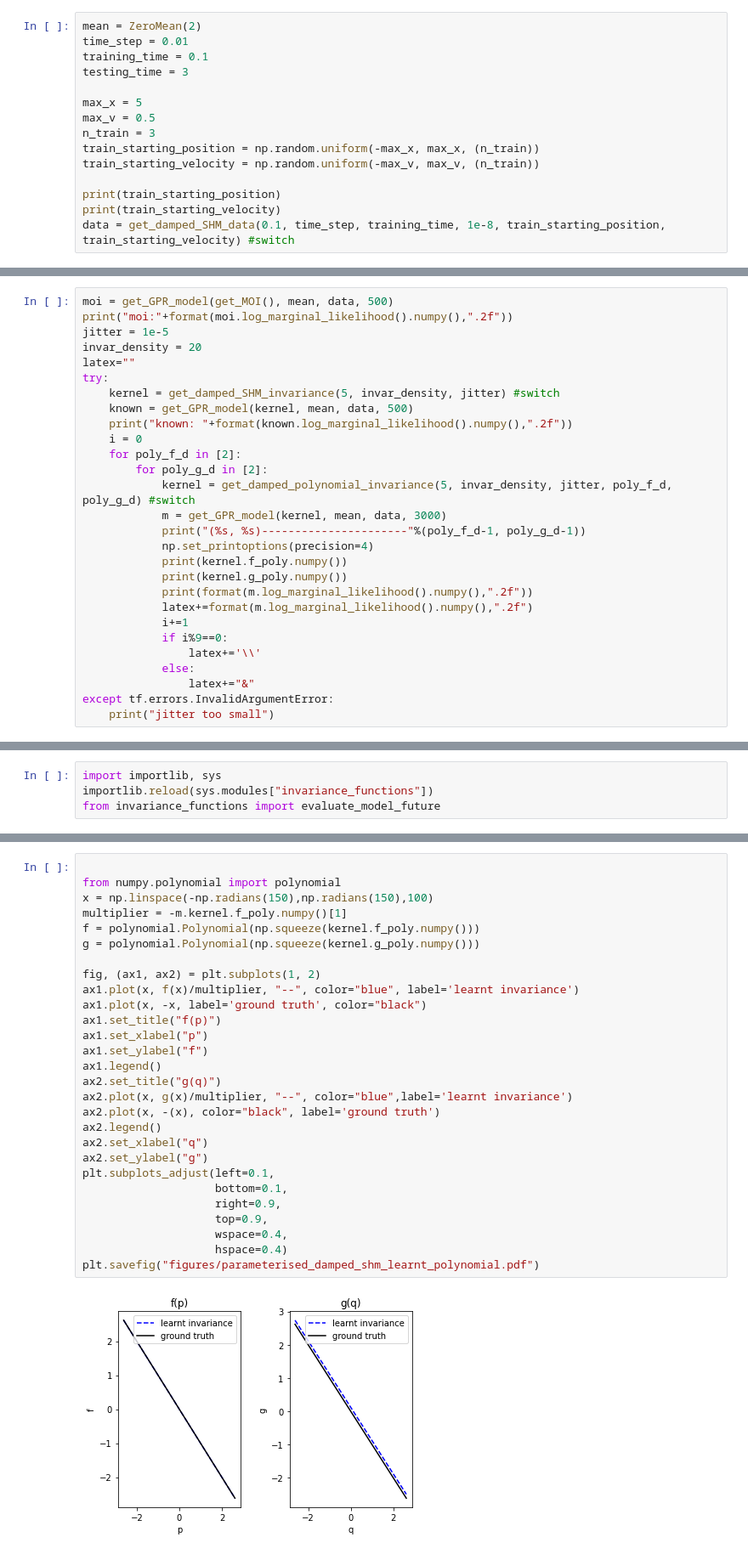
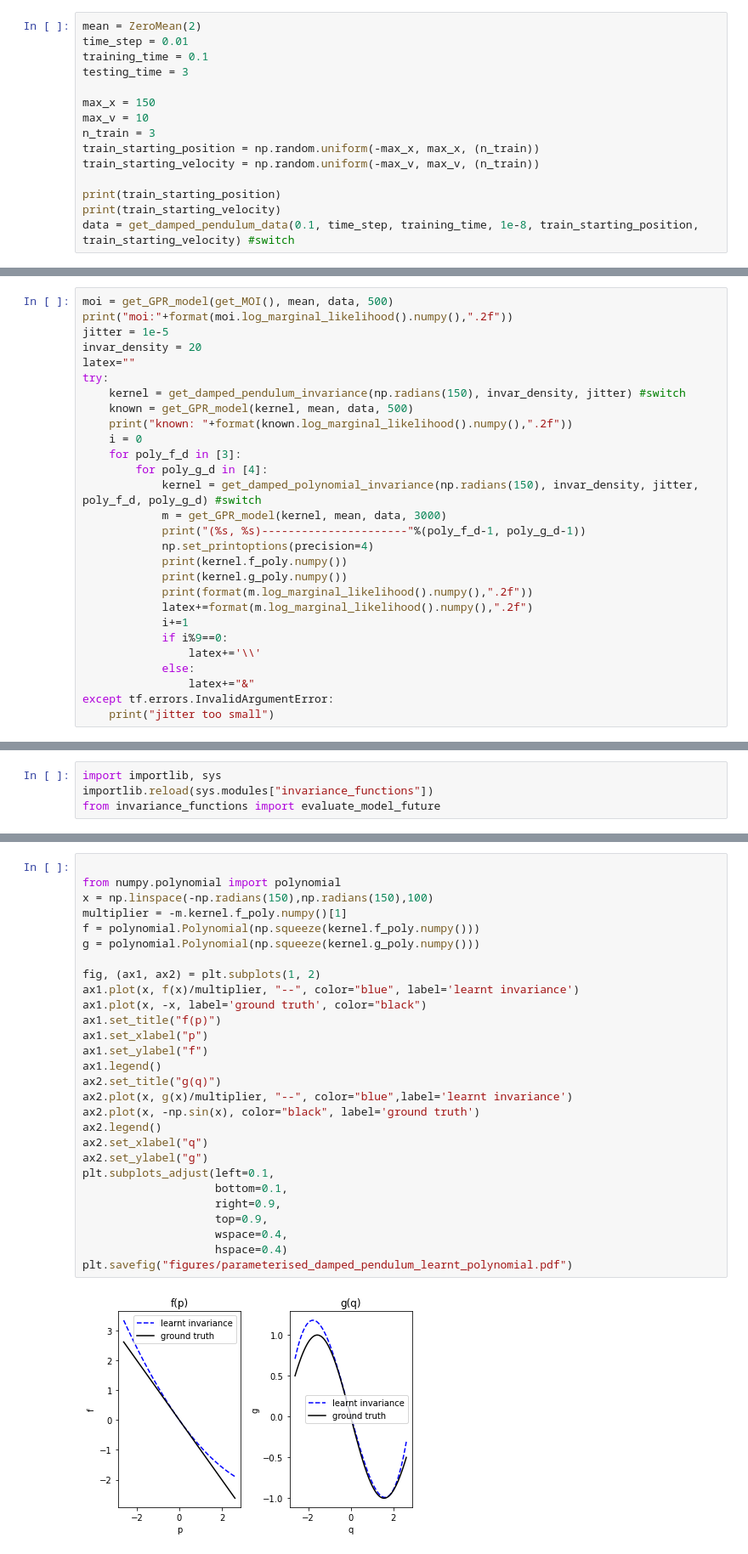
Before and after one commit to charlielao/dynamical_system_invariance_project, a Jupyter notebook: codes/run_param_damped.ipynb, the cells around one changed output, grey strips where cells are left out. Shown at 85% size. Drawn from its saved outputs; the diff is of its cells as text.

Commit message:
done damped, moving on to 2D

```diff
--- a/codes/run_param_damped.ipynb
+++ b/codes/run_param_damped.ipynb
@@ -16,13 +16,13 @@ time_step = 0.01
 training_time = 0.1
 testing_time = 3
 
-max_x = 5
-max_v = 0.5
+max_x = 150
+max_v = 10
 n_train = 3
 train_starting_position = np.random.uniform(-max_x, max_x, (n_train))
 train_starting_velocity = np.random.uniform(-max_v, max_v, (n_train))
 
 print(train_starting_position)
 print(train_starting_velocity)
-data = get_damped_SHM_data(0.1, time_step, training_time, 1e-8, train_starting_position, train_starting_velocity) #switch
+data = get_damped_pendulum_data(0.1, time_step, training_time, 1e-8, train_starting_position, train_starting_velocity) #switch
 # %% [output]
@@ -35,13 +35,13 @@ jitter = 1e-5
 invar_density = 20
 latex=""
 try:
-    kernel = get_damped_SHM_invariance(5, invar_density, jitter) #switch
+    kernel = get_damped_pendulum_invariance(np.radians(150), invar_density, jitter) #switch
     known = get_GPR_model(kernel, mean, data, 500)
     print("known: "+format(known.log_marginal_likelihood().numpy(),".2f"))
     i = 0
-    for poly_f_d in [2]:
-        for poly_g_d in [2]:
-            kernel = get_damped_polynomial_invariance(5, invar_density, jitter, poly_f_d, poly_g_d) #switch
+    for poly_f_d in [3]:
+        for poly_g_d in [4]:
+            kernel = get_damped_polynomial_invariance(np.radians(150), invar_density, jitter, poly_f_d, poly_g_d) #switch
             m = get_GPR_model(kernel, mean, data, 3000)
             print("(%s, %s)----------------------"%(poly_f_d-1, poly_g_d-1))
             np.set_printoptions(precision=4)
@@ -145,33 +157,33 @@ plt.savefig("figures/parameterised_damped_shm_predicted_trajectory.pdf")
 # %%
 
 from numpy.polynomial import polynomial
 x = np.linspace(-np.radians(150),np.radians(150),100)
 multiplier = -m.kernel.f_poly.numpy()[1]
 f = polynomial.Polynomial(np.squeeze(kernel.f_poly.numpy()))
 g = polynomial.Polynomial(np.squeeze(kernel.g_poly.numpy()))
 
 fig, (ax1, ax2) = plt.subplots(1, 2)
 ax1.plot(x, f(x)/multiplier, "--", color="blue", label='learnt invariance')
 ax1.plot(x, -x, label='ground truth', color="black")
 ax1.set_title("f(p)")
 ax1.set_xlabel("p")
 ax1.set_ylabel("f")
 ax1.legend()
 ax2.set_title("g(q)")
 ax2.plot(x, g(x)/multiplier, "--", color="blue",label='learnt invariance')
-ax2.plot(x, -(x), color="black", label='ground truth')
+ax2.plot(x, -np.sin(x), color="black", label='ground truth')
 ax2.legend()
 ax2.set_xlabel("q")
 ax2.set_ylabel("g")
 plt.subplots_adjust(left=0.1,
                     bottom=0.1,
                     right=0.9,
                     top=0.9,
                     wspace=0.4,
                     hspace=0.4)
-plt.savefig("figures/parameterised_damped_shm_learnt_polynomial.pdf")
+plt.savefig("figures/parameterised_damped_pendulum_learnt_polynomial.pdf")
 # %% [output]
-[figure, old version]
+[figure, new version]
 # %%
 t = np.linspace(0, testing_time, int(testing_time/time_step))
 plt.plot(t, tf.squeeze(evaluate_invariance_p[5]), label="known")
```
Also changed, not shown: parts of 9 cells of this notebook, 8 other files.
